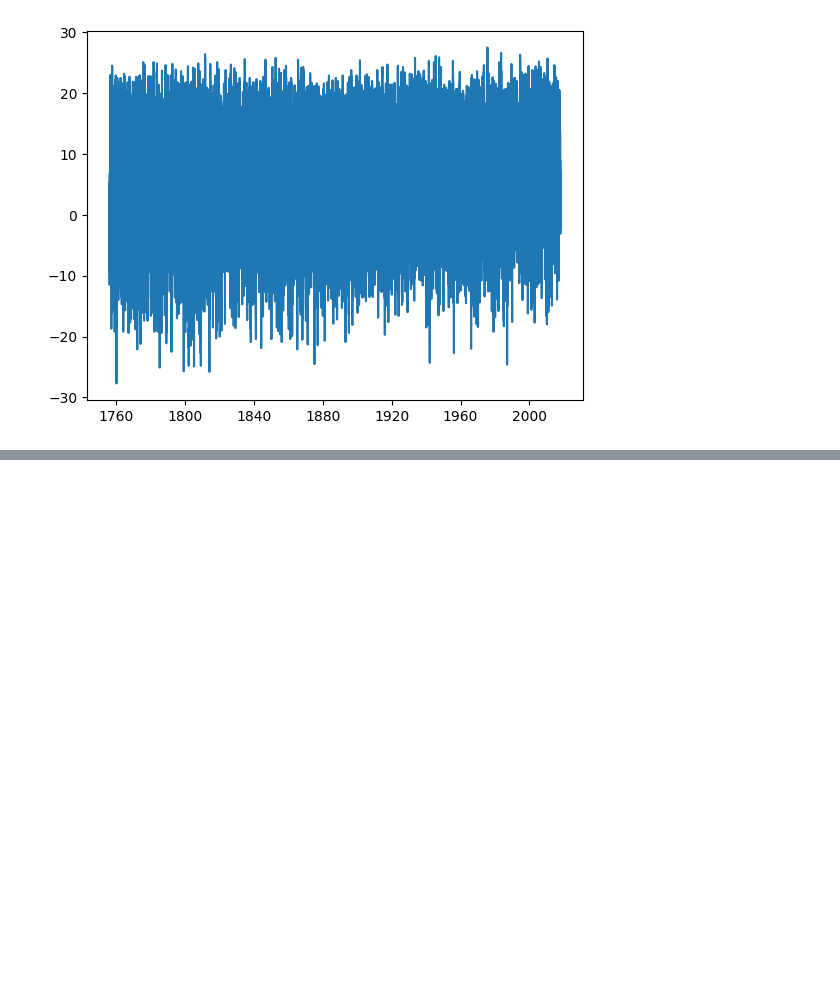
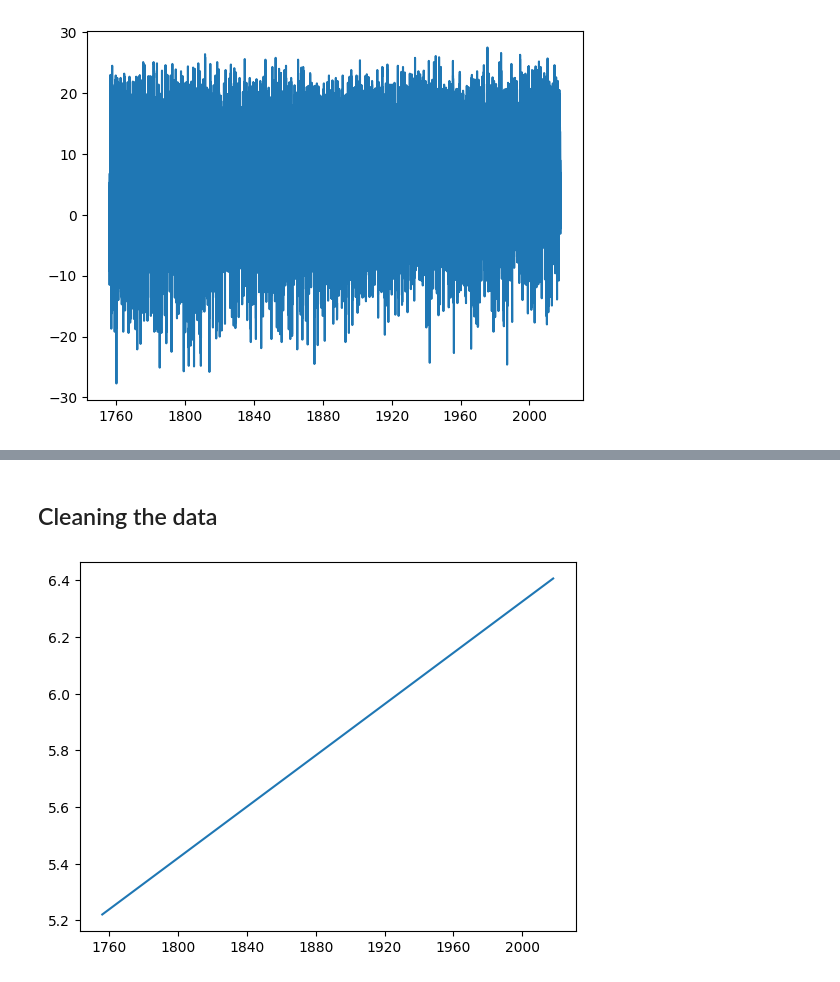
Before and after one commit to XindiLiu/TS_Project, a Jupyter notebook: partA.ipynb, the cells around one changed output, grey strips where cells are left out. Cells and saved outputs as stored; diff of their text form; code cells hidden in the pictures; blank space fills up the shorter version.

Commit message:
Part A cleaning

```diff
--- a/partA.ipynb
+++ b/partA.ipynb
@@ -80,0 +58,11 @@ plt.plot(f,px)
+# %% [markdown]
+## Cleaning the data
+# %%
+#Removing linear trend
+data_detrended=detrend(data["Temperature"],order=1)
+#We can see the linear model by
+trend=data["Temperature"]-data_detrended
+plt.plot(trend.index,trend)
+plt.show()
+# %% [output]
+[figure, added]
```
Also changed, not shown: parts of 16 cells of this notebook.
